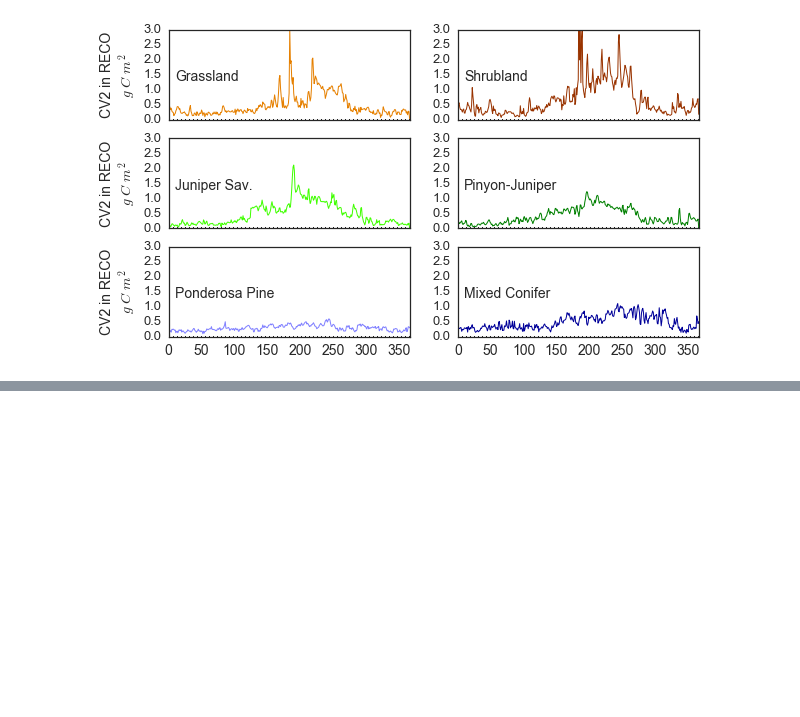
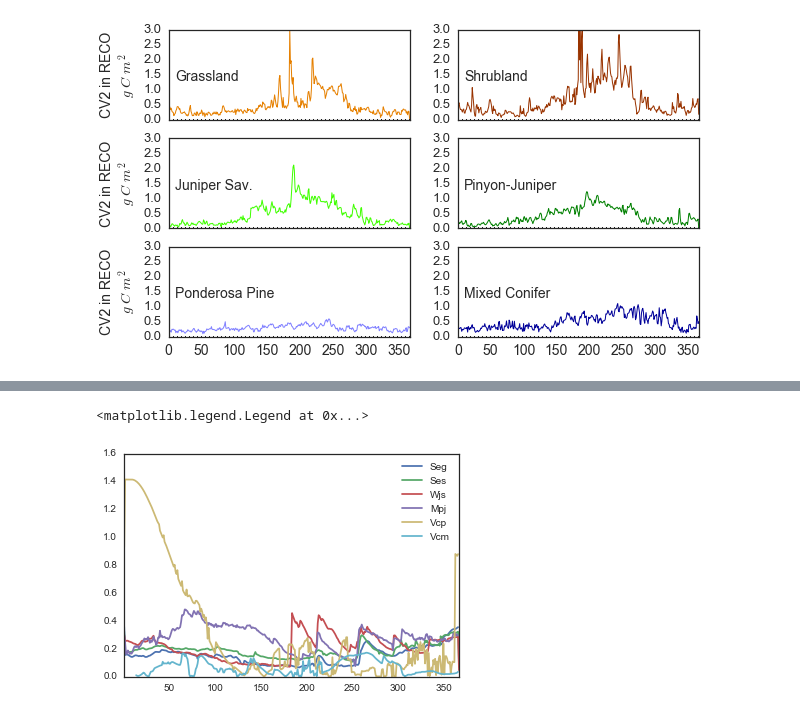
Before and after one commit to gremau/NMEG_seasonality, a Jupyter notebook: Seasonal_interannual_NMEG.ipynb, the cells around one changed output, grey strips where cells are left out. Cells and saved outputs as stored; diff of their text form; code cells hidden in the pictures; blank space fills up the shorter version.

```diff
--- a/Seasonal_interannual_NMEG.ipynb
+++ b/Seasonal_interannual_NMEG.ipynb
@@ -204,0 +208,6 @@ plot_multiyr_mean_sites( re_clim, 'allyr_cv2', 'CV2 in RECO', 1.3, fig3,
+# %%
+soil_path = '/home/greg/data/current/NMEG_utils/processed_data/daily_soilmet/'
+soil_d = { x :
+         ld.load_local_file( soil_path + 'US-' + x + '_daily_soilmet.csv' )
+         for x in sites }
+s = pd.Panel(soil_d)
@@ -204,0 +221,14 @@ plot_multiyr_mean_sites( re_clim, 'allyr_cv2', 'CV2 in RECO', 1.3, fig3,
+# %%
+shall_clim, mid_clim, deep_clim = dict(), dict(), dict()
+
+for site in sites:
+    shall_clim[ site ] = tr.var_climatology( soil_d[ site ].shall_swc_interp )
+    mid_clim[ site ] = tr.var_climatology( soil_d[ site ].mid_swc_interp )
+    deep_clim[ site ] = tr.var_climatology( soil_d[ site ].deep_swc_interp )
+    deep_clim[site].allyr_cv.plot()
+    #re_clim[site].allyr_cv.rolling(window=30, center=True).mean().plot()
+plt.legend(sites)
+#p_clim['Mpj'].head()
+# %% [output]
+<matplotlib.legend.Legend at 0x...>
+[figure, added]
```
Also changed, not shown: parts of 12 cells of this notebook, 1 other file.
